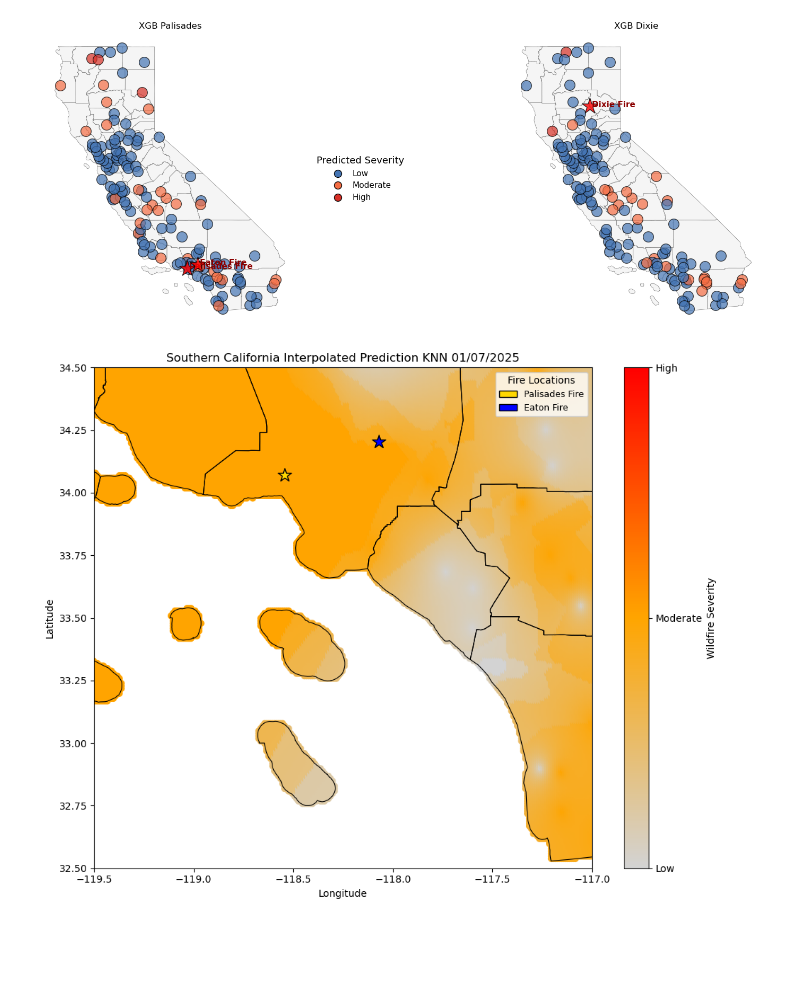
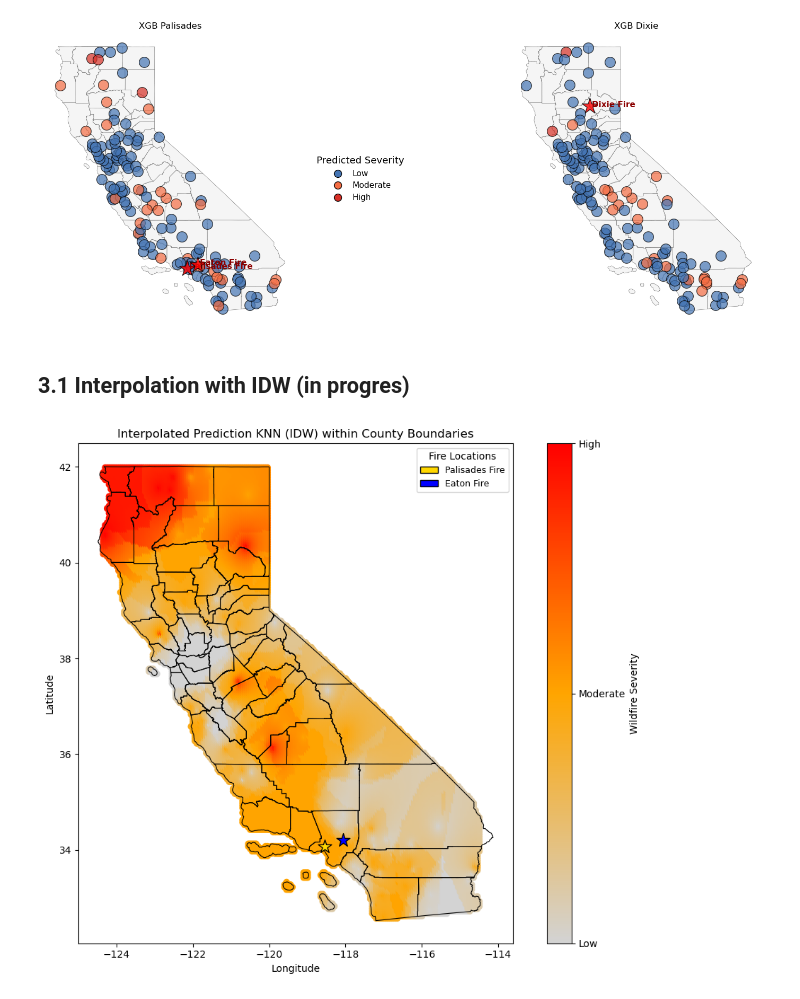
Before and after one commit to dustinlit/California_Fire_Severity, a Jupyter notebook: notebooks/evaluation_and_visualization.ipynb, the cells around one changed output. Drawn from its saved outputs; the diff is of its cells as text; code cells hidden in the pictures; blank space fills up the shorter version.

```diff
--- a/notebooks/evaluation_and_visualization.ipynb
+++ b/notebooks/evaluation_and_visualization.ipynb
@@ -352,6 +351,8 @@ plt.tight_layout()
 plt.show()
 # %% [output]
 [figure]
+# %% [markdown]
+## 3.1 Interpolation with IDW (in progres)
 # %%
 c_map = {'Low':0,'Moderate':1,'High':2}
 pred_cols = ['Prediction KNN','Prediction RF','Prediction XGB']
@@ -368,9 +369,7 @@ dixie_gdf['firename'] = 'Dixie'
 combined_gdf = gpd.GeoDataFrame(pd.concat([pal_gdf, dixie_gdf], ignore_index=True), crs=pal_gdf.crs)
 gdf = combined_gdf[combined_gdf['firename'] == 'Pal']
 # %%
-interpolated = interpolate_idw(gdf_points = gdf, value_column = 'Prediction KNN', k = 5, grid_spacing = 0.01,
-                               buffer = 0.1, firename = 'Pal', crop = True,
-                               title = 'Southern California Interpolated Prediction XGB - 01/07/2025',
-                               plot = True)
+interpolated = interpolate_idw(gdf_points = gdf, value_column = 'Prediction KNN', k = 5, grid_spacing = 0.05,
+                               buffer = 0.1, firename = 'Pal', crop = False, plot = True)
 # %% [output]
-[figure, old version]
+[figure, new version]
```
Also changed, not shown: parts of 17 cells of this notebook.
